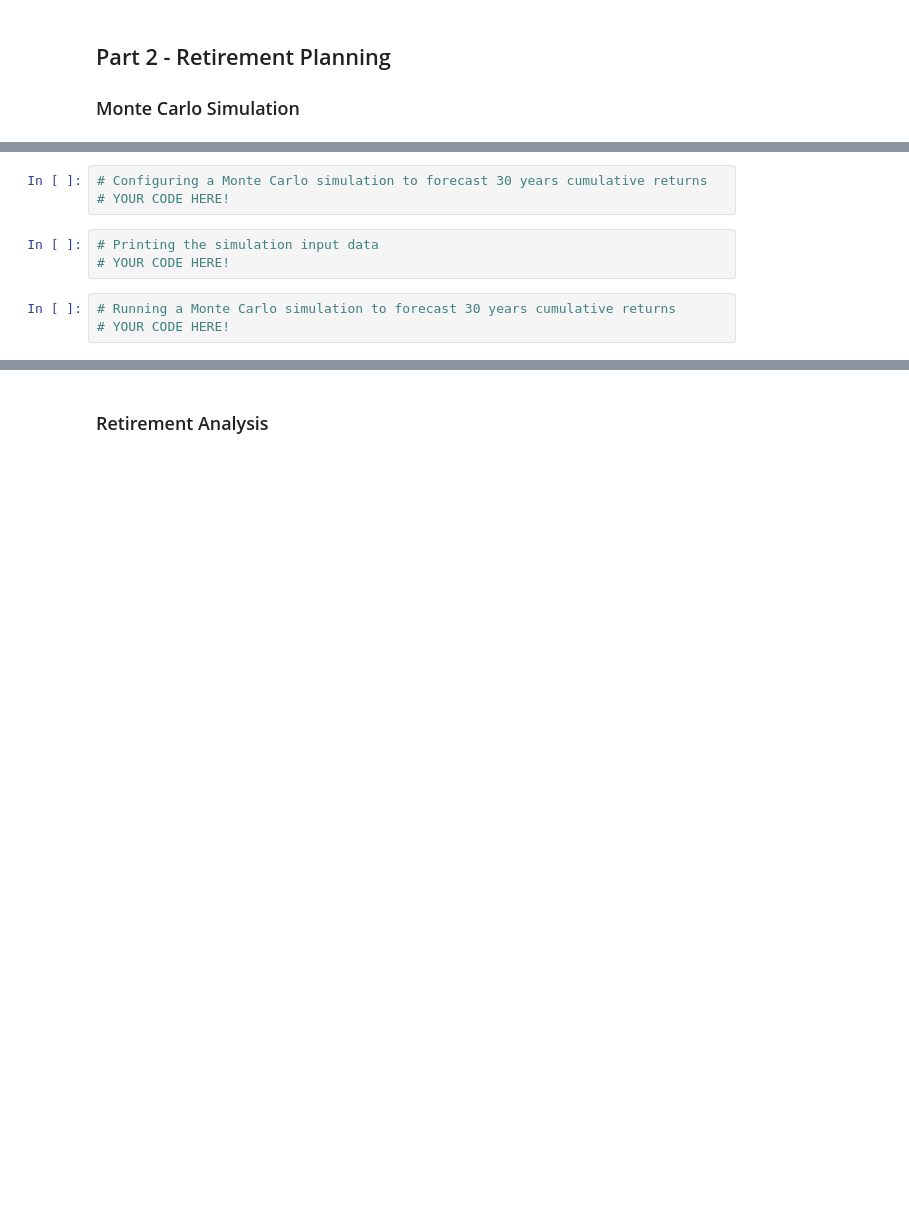
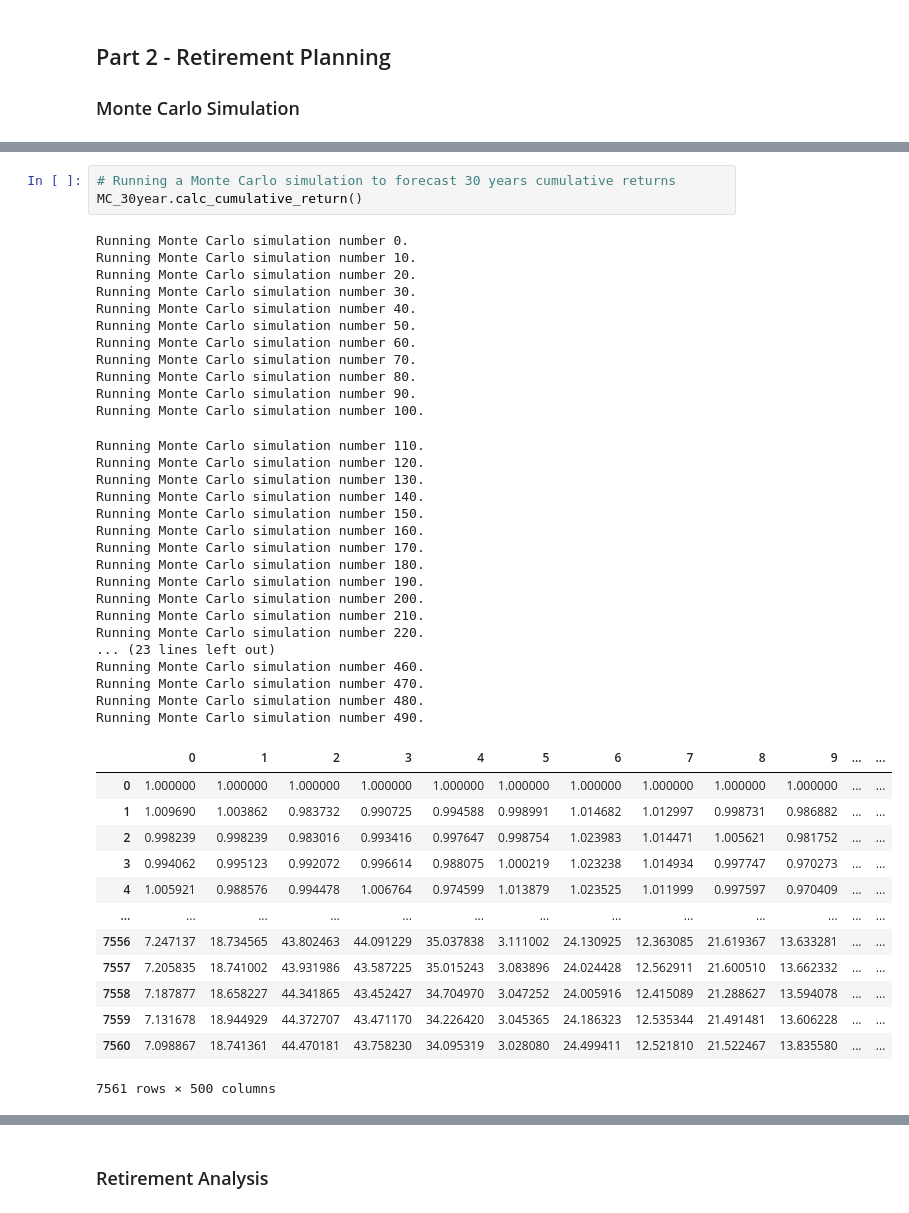
Before and after one commit to malkawenedal/Financial-Planning, a Jupyter notebook: Unit 5 Homework/Starter_Code/financial-planner.ipynb, the cells around one changed output, grey strips where cells are left out. Saved outputs shown, nothing was run; the diff lists cells and outputs as text; blank space fills up the shorter version.

```diff
--- a/Unit 5 Homework/Starter_Code/financial-planner.ipynb
+++ b/Unit 5 Homework/Starter_Code/financial-planner.ipynb
@@ -191,11 +228,47 @@ df_stock_data.head()
 # %%
-# Configuring a Monte Carlo simulation to forecast 30 years cumulative returns
-# YOUR CODE HERE!
+# Running a Monte Carlo simulation to forecast 30 years cumulative returns
+MC_30year.calc_cumulative_return()
+# %% [output]
+Running Monte Carlo simulation number 0.
+Running Monte Carlo simulation number 10.
+Running Monte Carlo simulation number 20.
+Running Monte Carlo simulation number 30.
+Running Monte Carlo simulation number 40.
+Running Monte Carlo simulation number 50.
+Running Monte Carlo simulation number 60.
+Running Monte Carlo simulation number 70.
+Running Monte Carlo simulation number 80.
+Running Monte Carlo simulation number 90.
+Running Monte Carlo simulation number 100.
+Running Monte Carlo simulation number 110.
+Running Monte Carlo simulation number 120.
+Running Monte Carlo simulation number 130.
+Running Monte Carlo simulation number 140.
+Running Monte Carlo simulation number 150.
+Running Monte Carlo simulation number 160.
+Running Monte Carlo simulation number 170.
+Running Monte Carlo simulation number 180.
+Running Monte Carlo simulation number 190.
+Running Monte Carlo simulation number 200.
+Running Monte Carlo simulation number 210.
+Running Monte Carlo simulation number 220.
+... (23 lines left out)
+Running Monte Carlo simulation number 460.
+Running Monte Carlo simulation number 470.
+Running Monte Carlo simulation number 480.
+Running Monte Carlo simulation number 490.
+|  | 0 | 1 | 2 | 3 | 4 | 5 | 6 | 7 | 8 | 9 | ... | ... |
+| 0 | 1.000000 | 1.000000 | 1.000000 | 1.000000 | 1.000000 | 1.000000 | 1.000000 | 1.000000 | 1.000000 | 1.000000 | ... | ... |
+| 1 | 1.009690 | 1.003862 | 0.983732 | 0.990725 | 0.994588 | 0.998991 | 1.014682 | 1.012997 | 0.998731 | 0.986882 | ... | ... |
+| 2 | 0.998239 | 0.998239 | 0.983016 | 0.993416 | 0.997647 | 0.998754 | 1.023983 | 1.014471 | 1.005621 | 0.981752 | ... | ... |
+| 3 | 0.994062 | 0.995123 | 0.992072 | 0.996614 | 0.988075 | 1.000219 | 1.023238 | 1.014934 | 0.997747 | 0.970273 | ... | ... |
+| 4 | 1.005921 | 0.988576 | 0.994478 | 1.006764 | 0.974599 | 1.013879 | 1.023525 | 1.011999 | 0.997597 | 0.970409 | ... | ... |
+| ... | ... | ... | ... | ... | ... | ... | ... | ... | ... | ... | ... | ... |
+| 7556 | 7.247137 | 18.734565 | 43.802463 | 44.091229 | 35.037838 | 3.111002 | 24.130925 | 12.363085 | 21.619367 | 13.633281 | ... | ... |
+| 7557 | 7.205835 | 18.741002 | 43.931986 | 43.587225 | 35.015243 | 3.083896 | 24.024428 | 12.562911 | 21.600510 | 13.662332 | ... | ... |
+| 7558 | 7.187877 | 18.658227 | 44.341865 | 43.452427 | 34.704970 | 3.047252 | 24.005916 | 12.415089 | 21.288627 | 13.594078 | ... | ... |
+| 7559 | 7.131678 | 18.944929 | 44.372707 | 43.471170 | 34.226420 | 3.045365 | 24.186323 | 12.535344 | 21.491481 | 13.606228 | ... | ... |
+| 7560 | 7.098867 | 18.741361 | 44.470181 | 43.758230 | 34.095319 | 3.028080 | 24.499411 | 12.521810 | 21.522467 | 13.835580 | ... | ... |
+7561 rows × 500 columns
-# %%
-# Printing the simulation input data
-# YOUR CODE HERE!
-# %%
-# Running a Monte Carlo simulation to forecast 30 years cumulative returns
-# YOUR CODE HERE!
 # %%
 # Plot simulation outcomes
```
Also changed, not shown: parts of 9 cells of this notebook.
